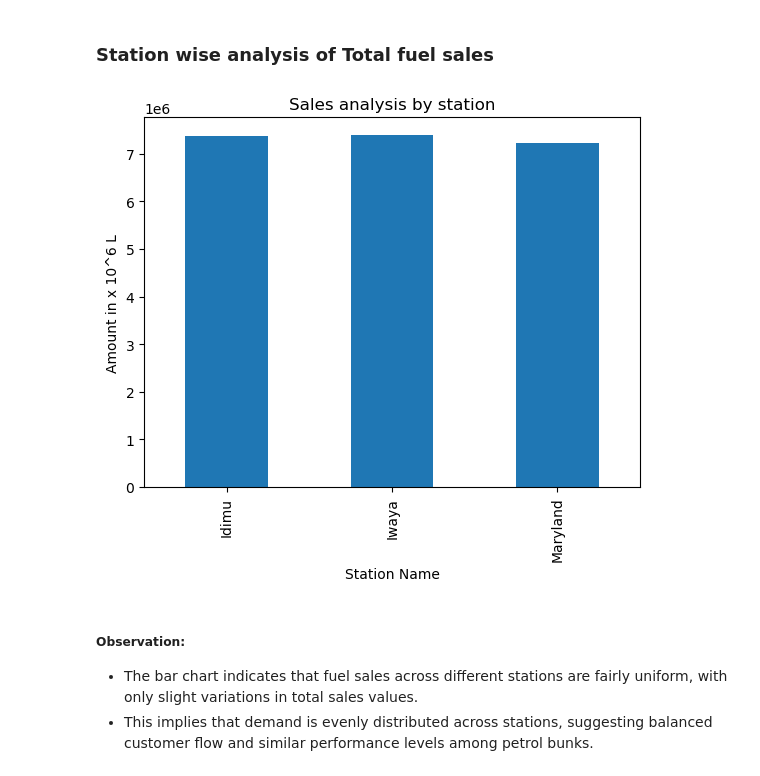
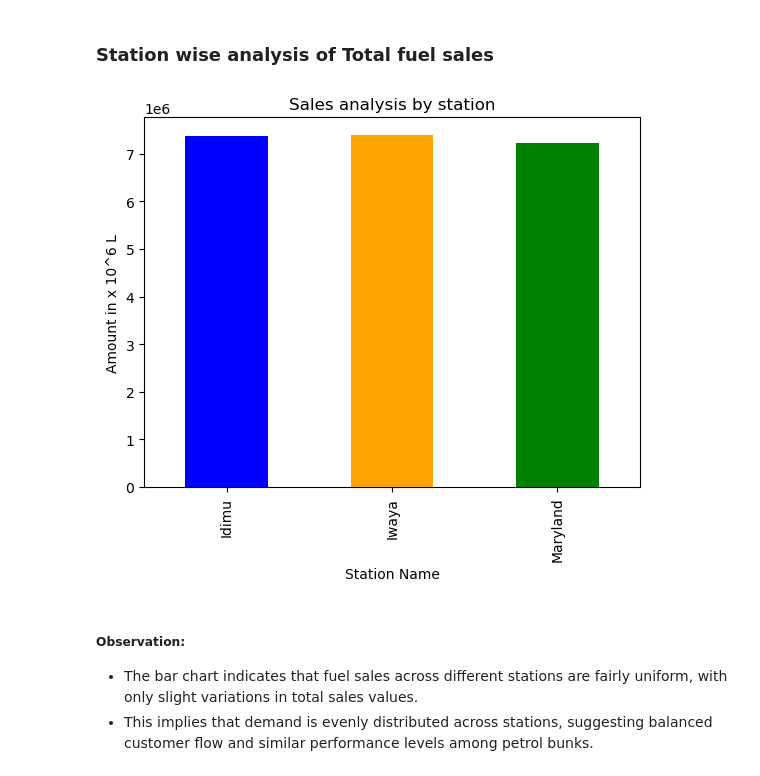
Before and after one commit to Priya-3005/Petrol-Bunk-Sales-and-Demand-Stability-Study, a Jupyter notebook: analysis.ipynb, the cells around one changed output. Drawn from its saved outputs; the diff is of its cells as text; code cells hidden in the pictures.

```diff
--- a/analysis.ipynb
+++ b/analysis.ipynb
@@ -142,13 +142,14 @@ plt.show()
 # %% [markdown]
 ### Station wise analysis of Total fuel sales
 # %%
-petrol_data.groupby("Station_Name")["Total_Fuel_Sales"].sum().plot(kind="bar")
+colors = ['blue', 'orange', 'green']
+petrol_data.groupby("Station_Name")["Total_Fuel_Sales"].sum().plot(kind="bar",color=colors)
 plt.title("Sales analysis by station")
 plt.xlabel("Station Name")
 plt.ylabel("Amount in x 10^6 L")
 plt.show()
 # %% [output]
-[figure, old version]
+[figure, new version]
 # %% [markdown]
 ##### Observation:
 
```
Also changed, not shown: parts of 2 cells of this notebook.
